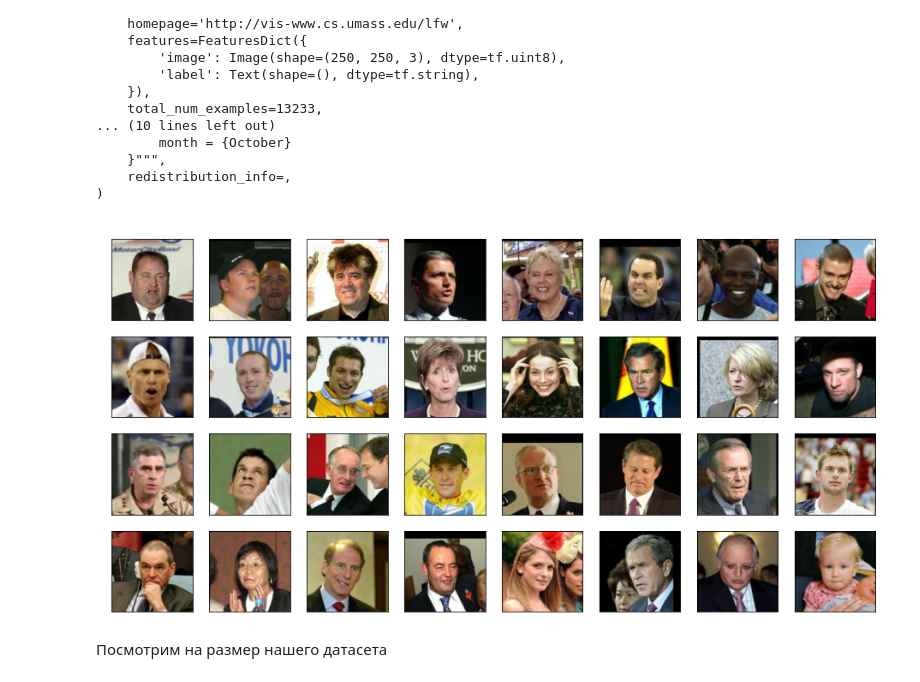
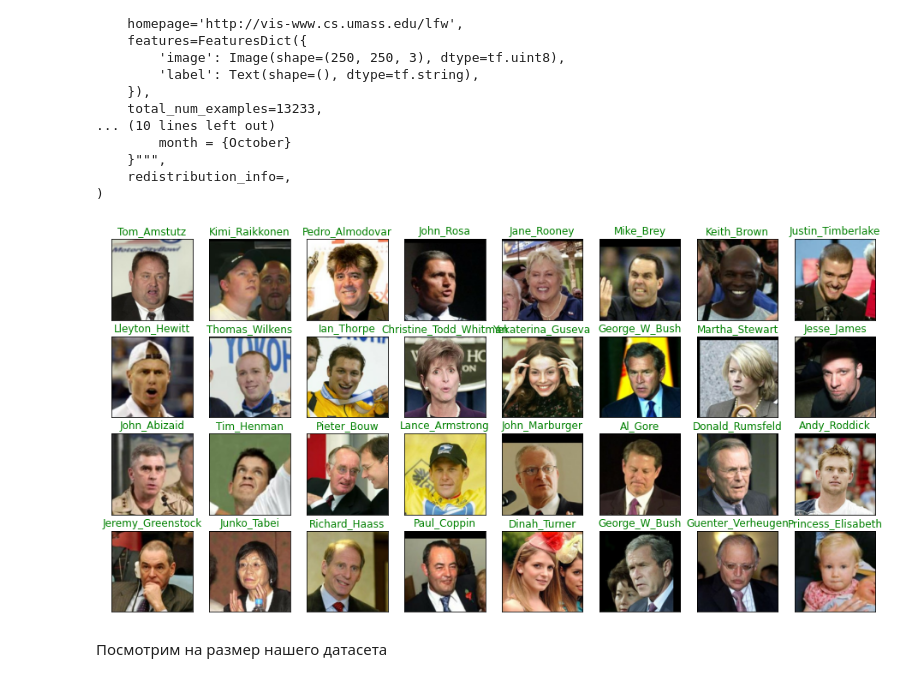
Before and after one commit to ssv273/computer_vision, a Jupyter notebook: HW_06_CV.ipynb, the cells around one changed output. Drawn from its saved outputs; the diff is of its cells as text; code cells hidden in the pictures.

```diff
--- a/HW_06_CV.ipynb
+++ b/HW_06_CV.ipynb
@@ -45,15 +56,15 @@ tfds.core.DatasetInfo(
 # %%
 some_samples = [[x[1], x[0]] for x in iter(train_ds.take(32))]
 
 fig = plt.figure(figsize=(16,8))
 for i in range(len(some_samples)):
   ax = fig.add_subplot(4, 8, i + 1)
   ax.imshow(some_samples[i][0])
-  ax.set_title(some_samples[i][1].numpy().decode('utf-8'), c='w')
+  ax.set_title(some_samples[i][1].numpy().decode('utf-8'), c='g')
   plt.xticks([]), plt.yticks([])
 plt.show()
 # %% [output]
-[figure, old version]
+[figure, new version]
 # %% [markdown]
 Посмотрим на размер нашего датасета
 # %%
```
Also changed, not shown: parts of 14 cells of this notebook.
